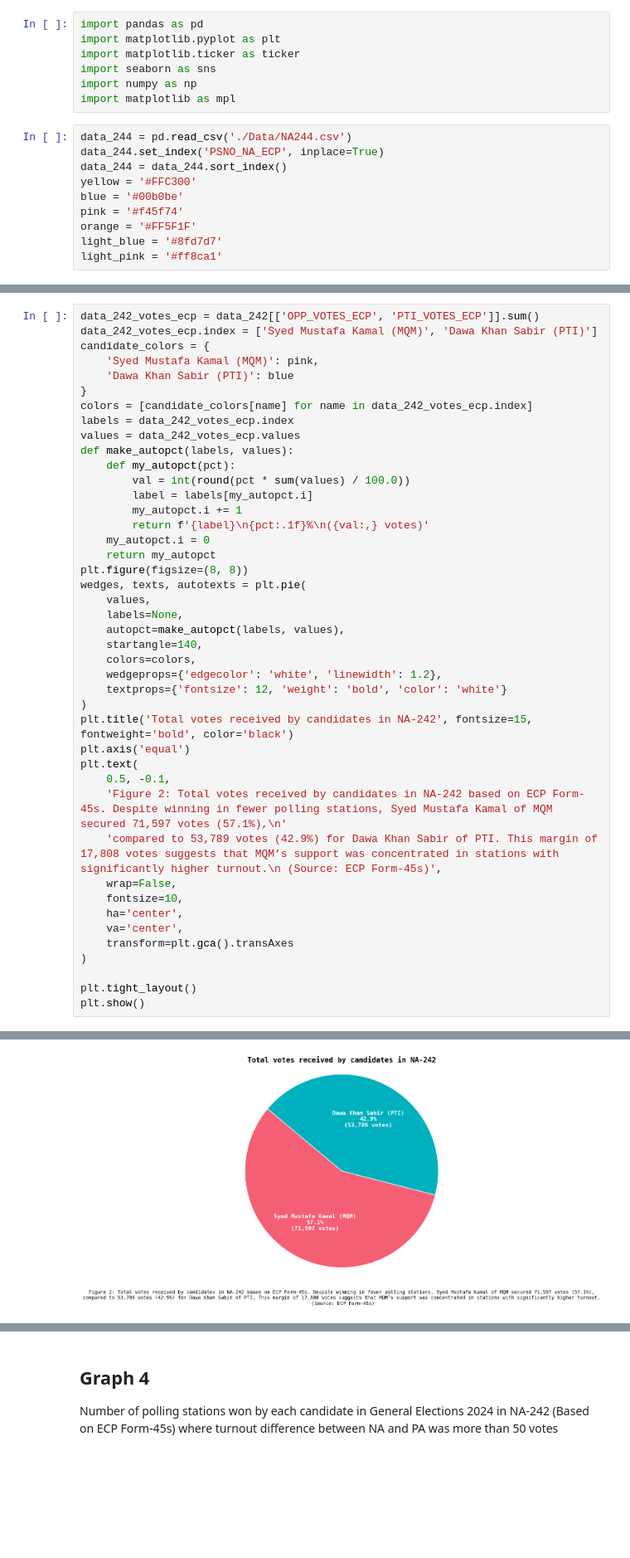
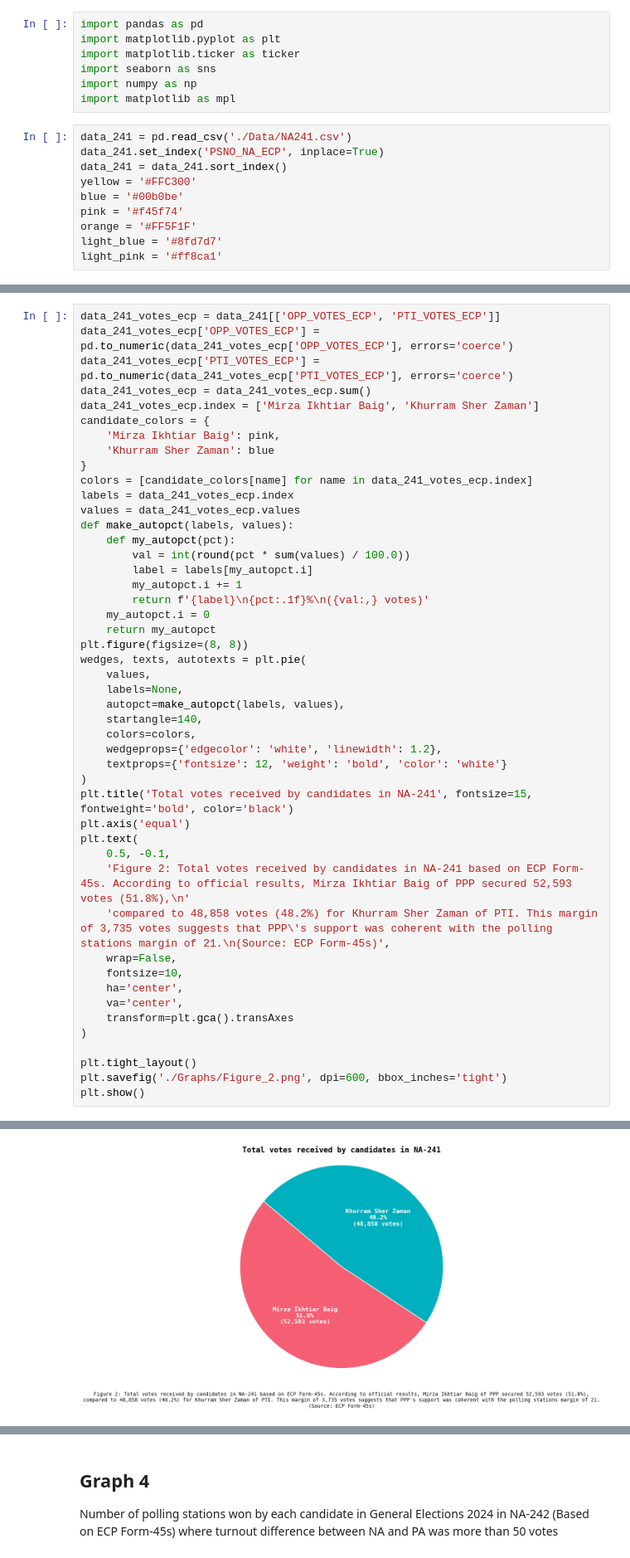
Before and after one commit to Aamil-Khan-Mahar/Karachi-NA, a Jupyter notebook: NA241/NA241.ipynb, the cells around one changed output, grey strips where cells are left out. Shown at 83% size. Saved outputs shown, nothing was run; the diff lists cells and outputs as text; blank space fills up the shorter version.

```diff
--- a/NA241/NA241.ipynb
+++ b/NA241/NA241.ipynb
@@ -6,9 +6,9 @@ import seaborn as sns
 import numpy as np
 import matplotlib as mpl
 # %%
-data_244 = pd.read_csv('./Data/NA244.csv')
-data_244.set_index('PSNO_NA_ECP', inplace=True)
-data_244 = data_244.sort_index()
+data_241 = pd.read_csv('./Data/NA241.csv')
+data_241.set_index('PSNO_NA_ECP', inplace=True)
+data_241 = data_241.sort_index()
 yellow = '#FFC300'
 blue = '#00b0be'
 pink = '#f45f74'
@@ -92,13 +92,16 @@ Number of Votes received by each candidate in General Elections 2024 in NA-242 (
 # %%
-data_242_votes_ecp = data_242[['OPP_VOTES_ECP', 'PTI_VOTES_ECP']].sum()
-data_242_votes_ecp.index = ['Syed Mustafa Kamal (MQM)', 'Dawa Khan Sabir (PTI)']
+data_241_votes_ecp = data_241[['OPP_VOTES_ECP', 'PTI_VOTES_ECP']]
+data_241_votes_ecp['OPP_VOTES_ECP'] = pd.to_numeric(data_241_votes_ecp['OPP_VOTES_ECP'], errors='coerce')
+data_241_votes_ecp['PTI_VOTES_ECP'] = pd.to_numeric(data_241_votes_ecp['PTI_VOTES_ECP'], errors='coerce')
+data_241_votes_ecp = data_241_votes_ecp.sum()
+data_241_votes_ecp.index = ['Mirza Ikhtiar Baig', 'Khurram Sher Zaman']
 candidate_colors = {
-    'Syed Mustafa Kamal (MQM)': pink,
-    'Dawa Khan Sabir (PTI)': blue
+    'Mirza Ikhtiar Baig': pink,
+    'Khurram Sher Zaman': blue
 }
-colors = [candidate_colors[name] for name in data_242_votes_ecp.index]
-labels = data_242_votes_ecp.index
-values = data_242_votes_ecp.values
+colors = [candidate_colors[name] for name in data_241_votes_ecp.index]
+labels = data_241_votes_ecp.index
+values = data_241_votes_ecp.values
 def make_autopct(labels, values):
     def my_autopct(pct):
         val = int(round(pct * sum(values) / 100.0))
@@ -117,12 +120,12 @@ wedges, texts, autotexts = plt.pie(
     wedgeprops={'edgecolor': 'white', 'linewidth': 1.2},
     textprops={'fontsize': 12, 'weight': 'bold', 'color': 'white'}
 )
-plt.title('Total votes received by candidates in NA-242', fontsize=15, fontweight='bold', color='black')
+plt.title('Total votes received by candidates in NA-241', fontsize=15, fontweight='bold', color='black')
 plt.axis('equal')
 plt.text(
     0.5, -0.1,
-    'Figure 2: Total votes received by candidates in NA-242 based on ECP Form-45s. Despite winning in fewer polling stations, Syed Mustafa Kamal of MQM secured 71,597 votes (57.1%),\n'
-    'compared to 53,789 votes (42.9%) for Dawa Khan Sabir of PTI. This margin of 17,808 votes suggests that MQM’s support was concentrated in stations with significantly higher turnout.\n (Source: ECP Form-45s)',
+    'Figure 2: Total votes received by candidates in NA-241 based on ECP Form-45s. According to official results, Mirza Ikhtiar Baig of PPP secured 52,593 votes (51.8%),\n'
+    'compared to 48,858 votes (48.2%) for Khurram Sher Zaman of PTI. This margin of 3,735 votes suggests that PPP\'s support was coherent with the polling stations margin of 21.\n(Source: ECP Form-45s)',
     wrap=False,
     fontsize=10,
     ha='center',
@@ -131,5 +134,6 @@ plt.text(
 )
 
 plt.tight_layout()
+plt.savefig('./Graphs/Figure_2.png', dpi=600, bbox_inches='tight')
 plt.show()
 # %% [output]
@@ -136,3 +150,3 @@ plt.show()
-[figure, old version]
+[figure, new version]
 # %% [markdown]
 ## **Graph 3**
```
Also changed, not shown: parts of 10 cells of this notebook, 22 other files.
